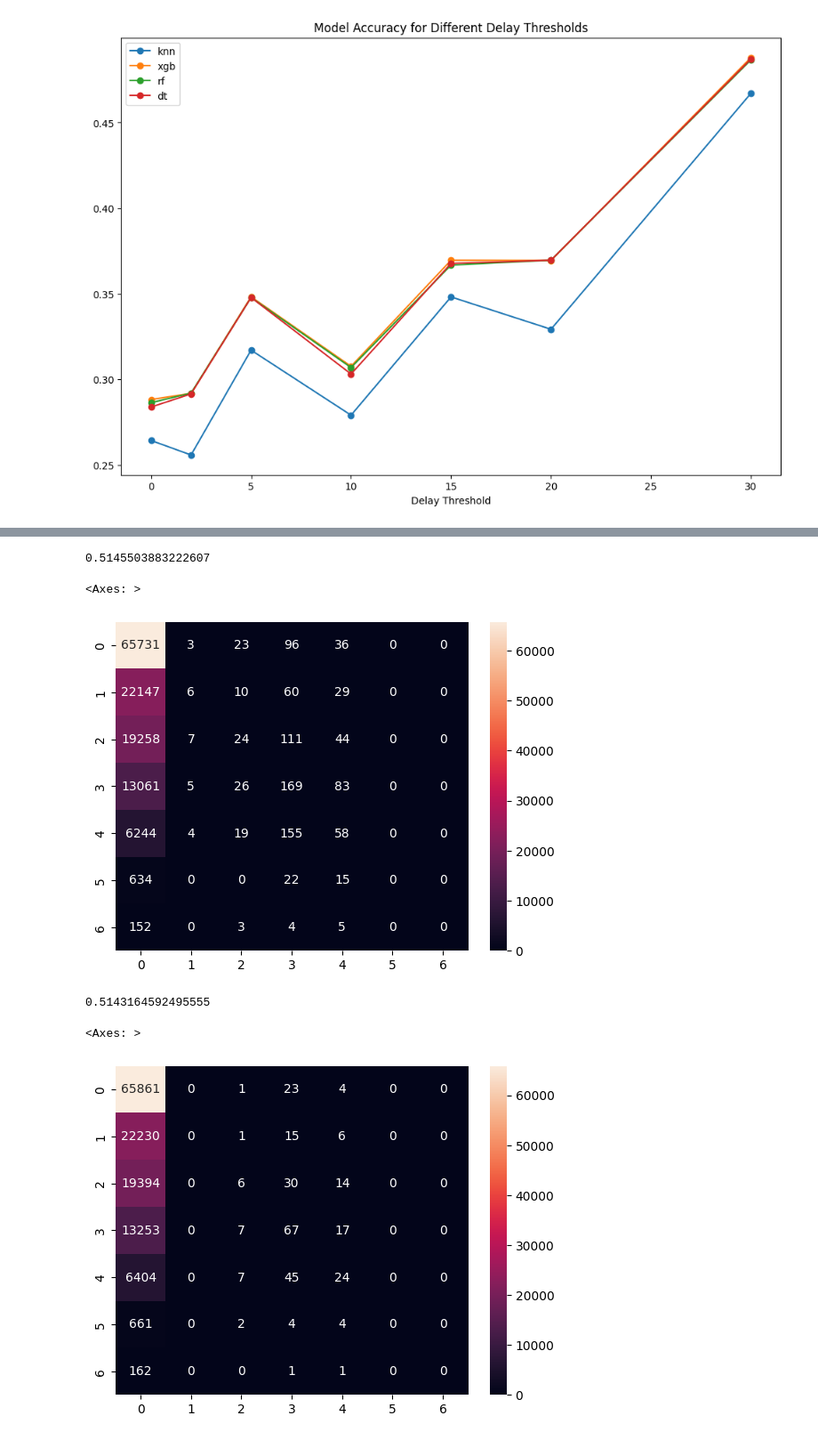
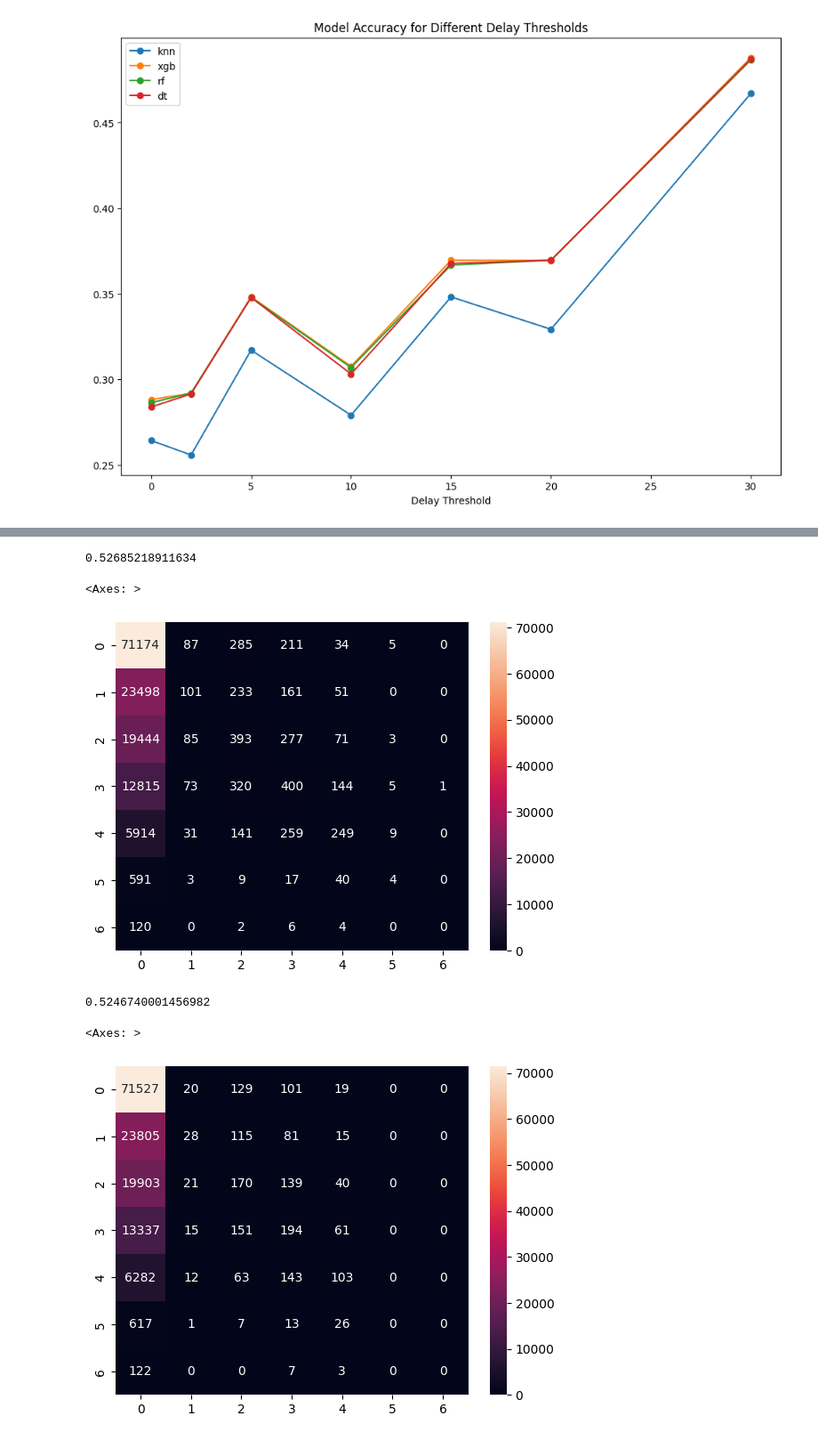
Before and after one commit to kyllan16693/flight-delay-prediction, a Jupyter notebook: multi-classification.ipynb, the cells around one changed output, grey strips where cells are left out. Shown at 89% size. Cells and saved outputs as stored; diff of their text form; code cells hidden in the pictures.

Commit message:
updates to hyperparameter tuning

```diff
--- a/multi-classification.ipynb
+++ b/multi-classification.ipynb
@@ -1094,7 +1071,7 @@ param_grid_dt = {
 best_params = {}
 
 
-for model in ['xgb', 'rf']:#['knn', 'xgb', 'rf', 'dt']:
+for model in ['knn', 'xgb', 'rf', 'dt']:
 
     if model == 'knn':
         knn = KNeighborsClassifier()
@@ -1200,11 +1210,12 @@ KeyboardInterrupt:
 # %%
-#xgboost model
-#"learning_rate": 0.01,
-#            "max_depth": 5,
-#            "n_estimators": 1000,
-#            "subsample": 0.9
-
-xgb = XGBClassifier(learning_rate=0.01, max_depth=5, n_estimators=1000, subsample=0.9)
+#xgboost model, found through hyperparameter tuning
+"""{
+    "learning_rate": 0.01,
+    "max_depth": 10,
+    "n_estimators": 1000,
+    "subsample": 0.9
+}, """
+xgb = XGBClassifier(learning_rate=0.01, max_depth=10, n_estimators=1000, subsample=0.9)
 xgb.fit(X_train, y_train)
 
 y_pred = xgb.predict(X_test)
@@ -1214,27 +1225,30 @@ print(accuracy_score(y_test, y_pred))
 cm = confusion_matrix(y_test, y_pred)
 sns.heatmap(cm, annot=True, fmt='d')
 # %% [output]
-0.5145503883222607
+0.52685218911634
 <Axes: >
-[figure, old version]
+[figure, new version]
 # %%
 #random forest model
-#"max_depth": 10,
-#            "min_samples_split": 2,
-#            "n_estimators": 1000
-
-rf = RandomForestClassifier(max_depth=10, min_samples_split=2, n_estimators=1000)
+"""{
+    "criterion": "gini",
+    "max_depth": 15,
+    "min_samples_leaf": 1,
+    "min_samples_split": 5,
+    "n_estimators": 2000
+}, """
+rf = RandomForestClassifier(criterion='gini', max_depth=15, min_samples_leaf=1, min_samples_split=5, n_estimators=2000)
 rf.fit(X_train, y_train)
 
 y_pred = rf.predict(X_test)
 
 print(accuracy_score(y_test, y_pred))
 
 cm = confusion_matrix(y_test, y_pred)
 sns.heatmap(cm, annot=True, fmt='d')
 # %% [output]
-0.5143164592495555
+0.5246740001456982
 <Axes: >
-[figure, old version]
+[figure, new version]
 # %%
 #decision tree model
```
Also changed, not shown: parts of 6 cells of this notebook.
